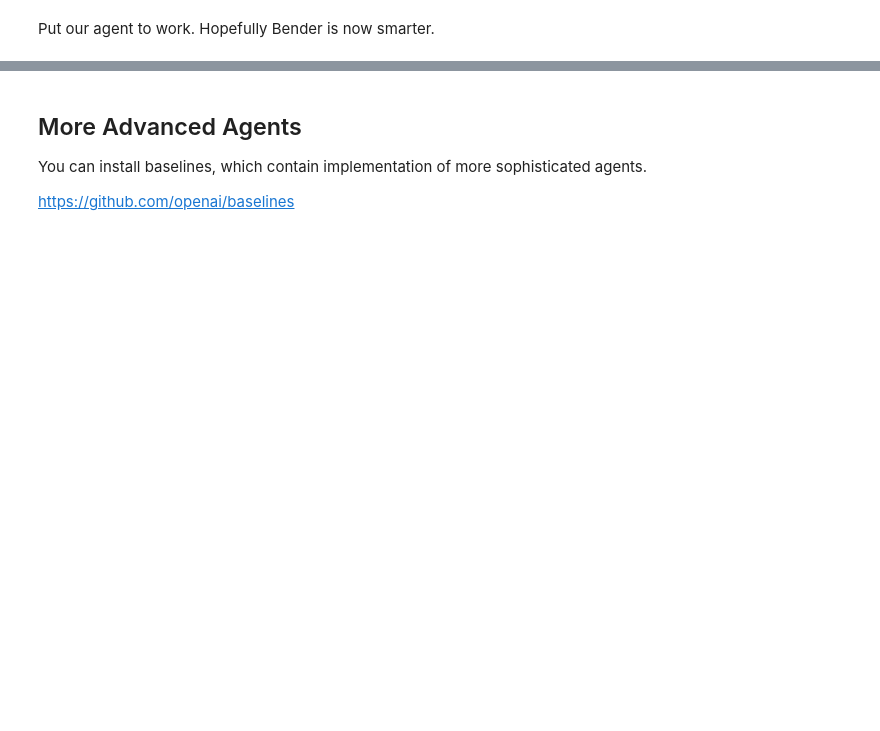
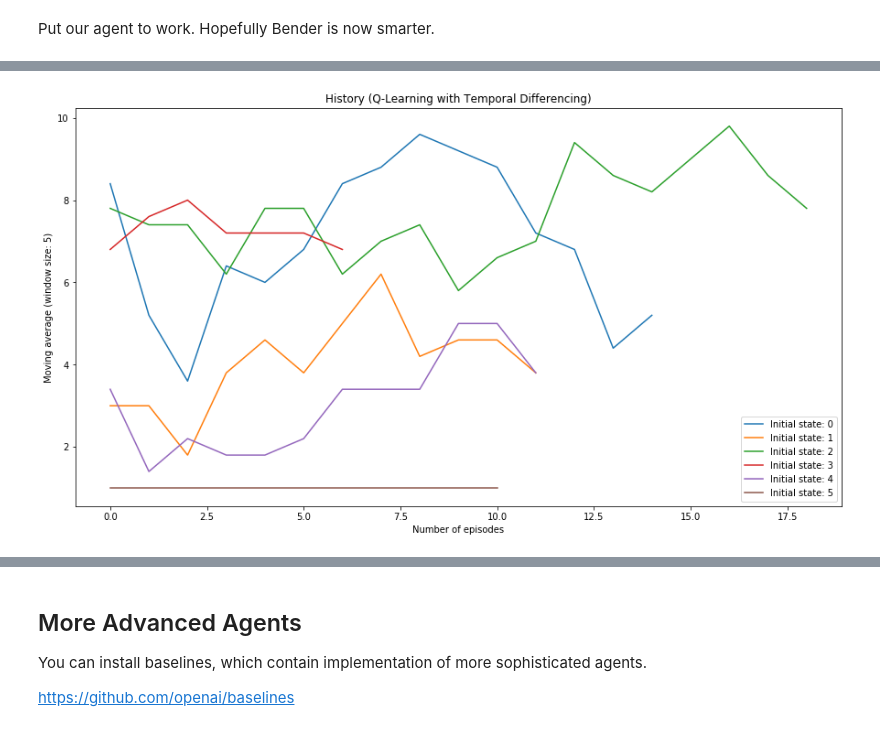
Before and after one commit to lisaong/diec, a Jupyter notebook: day4/rl/path_finding_demo.ipynb, the cells around one changed output, grey strips where cells are left out. Drawn from its saved outputs; the diff is of its cells as text; code cells hidden in the pictures; blank space fills up the shorter version.

```diff
--- a/day4/rl/path_finding_demo.ipynb
+++ b/day4/rl/path_finding_demo.ipynb
@@ -468,0 +523,33 @@ Source: https://en.wikipedia.org/wiki/Q-learning
+# %%
+# Global state
+EPISODE_COUNT = 100
+STEPS_PER_EPISODE = 20
+done = False
+reward = 0
+
+# Track how many timesteps it took to finish
+history_v3 = {start:[] for start in range(R.shape[0])}
+
+env = gym.make('gym_fryshome:fryshome-v0', rewards=R)
+bender_v3 = QLearningTDAgent(rewards=R)
+
+for episode in range(EPISODE_COUNT):
+  observation = env.reset()
+  start = observation
+
+  for t in range(STEPS_PER_EPISODE):
+    env.render()
+
+    # take the next action
+    action = bender_v3.act(observation, reward, done)
+
+    # step the environment using the selected action
+    observation, reward, done, info = env.step(action)
+
+    if done:
+      print(f'Episode finished after {t+1} timesteps\n')
+      history_v3[start].append(t+1)
+      done = False # reset for next episode
+      break
+
+env.close()
@@ -468,0 +574,4 @@ Source: https://en.wikipedia.org/wiki/Q-learning
+# %%
+plot_history(history_v3, 'History (Q-Learning with Temporal Differencing)')
+# %% [output]
+[figure, added]
```
Also changed, not shown: parts of 13 cells of this notebook.
